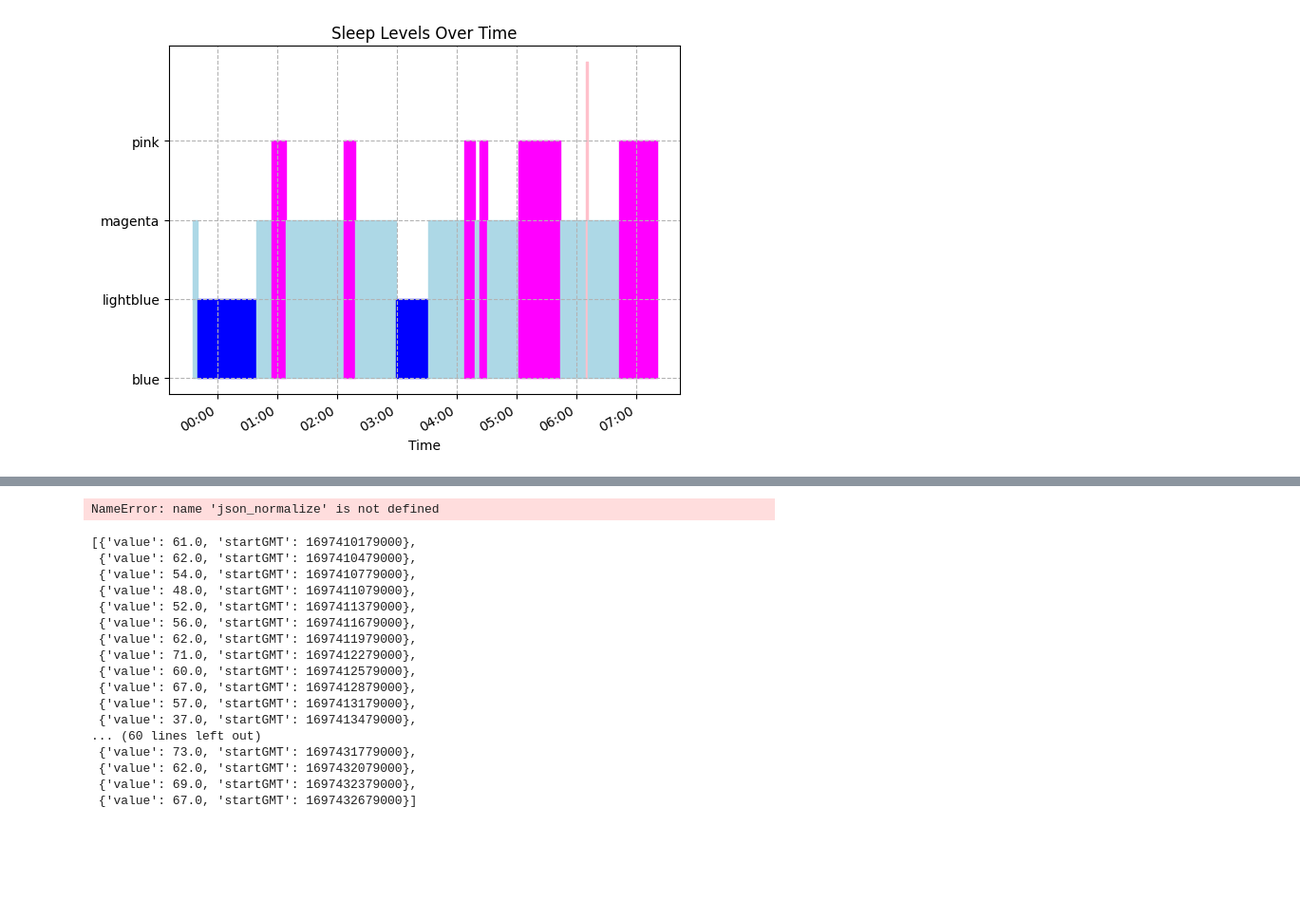
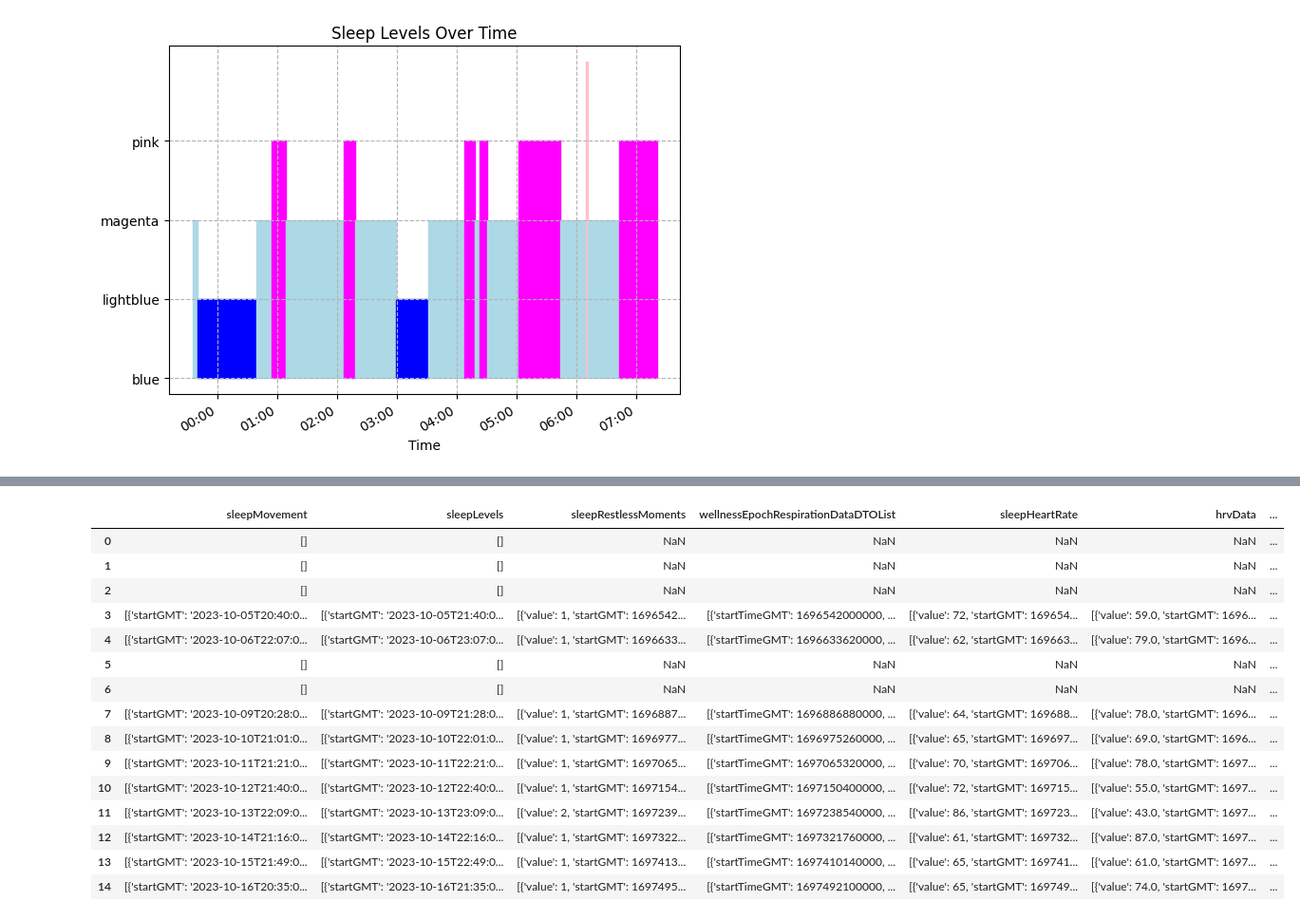
Before and after one commit to Lizoug/Garmin_Watch, a Jupyter notebook: Heartrate_And_Sleeplvl_viz.ipynb, the cells around one changed output, grey strips where cells are left out. Shown at 95% size. Saved outputs shown, nothing was run; the diff lists cells and outputs as text; code cells hidden in the pictures; blank space fills up the shorter version.

```diff
--- a/Heartrate_And_Sleeplvl_viz.ipynb
+++ b/Heartrate_And_Sleeplvl_viz.ipynb
@@ -577,26 +531,25 @@ pd.DataFrame([week_sleep_df['sleepMovement'][3]])
-# %%
-flattened_dfs = [json_normalize(item) for item in week_sleep_df['sleepMovement']]
-full_df = pd.concat(flattened_dfs, ignore_index=True)
-full_df
-# %% [output]
-NameError: name 'json_normalize' is not defined
-# %%
-week_sleep_df['hrvData'][13]
-# %% [output]
-[{'value': 61.0, 'startGMT': 1697410179000},
- {'value': 62.0, 'startGMT': 1697410479000},
- {'value': 54.0, 'startGMT': 1697410779000},
- {'value': 48.0, 'startGMT': 1697411079000},
- {'value': 52.0, 'startGMT': 1697411379000},
- {'value': 56.0, 'startGMT': 1697411679000},
- {'value': 62.0, 'startGMT': 1697411979000},
- {'value': 71.0, 'startGMT': 1697412279000},
- {'value': 60.0, 'startGMT': 1697412579000},
- {'value': 67.0, 'startGMT': 1697412879000},
- {'value': 57.0, 'startGMT': 1697413179000},
- {'value': 37.0, 'startGMT': 1697413479000},
-... (60 lines left out)
- {'value': 73.0, 'startGMT': 1697431779000},
- {'value': 62.0, 'startGMT': 1697432079000},
- {'value': 69.0, 'startGMT': 1697432379000},
- {'value': 67.0, 'startGMT': 1697432679000}]
+# %%
+relevant_columns = ['sleepMovement', 'sleepLevels', 'sleepRestlessMoments', 'wellnessEpochRespirationDataDTOList', 'sleepHeartRate', 'hrvData', 'sleepStress', 'sleepBodyBattery']  # Fügen Sie hier alle relevanten Spaltennamen hinzu
+
+week_sleep_df = week_sleep_df.filter(relevant_columns)
+
+week_sleep_df = week_sleep_df[relevant_columns]
+# %%
+week_sleep_df
+# %% [output]
+|  | sleepMovement | sleepLevels | sleepRestlessMoments | wellnessEpochRespirationDataDTOList | sleepHeartRate | hrvData | ... |
+| 0 | [] | [] | NaN | NaN | NaN | NaN | ... |
+| 1 | [] | [] | NaN | NaN | NaN | NaN | ... |
+| 2 | [] | [] | NaN | NaN | NaN | NaN | ... |
+| 3 | [{'startGMT': '2023-10-05T20:40:0... | [{'startGMT': '2023-10-05T21:40:0... | [{'value': 1, 'startGMT': 1696542... | [{'startTimeGMT': 1696542000000, ... | [{'value': 72, 'startGMT': 169654... | [{'value': 59.0, 'startGMT': 1696... | ... |
+| 4 | [{'startGMT': '2023-10-06T22:07:0... | [{'startGMT': '2023-10-06T23:07:0... | [{'value': 1, 'startGMT': 1696633... | [{'startTimeGMT': 1696633620000, ... | [{'value': 62, 'startGMT': 169663... | [{'value': 79.0, 'startGMT': 1696... | ... |
+| 5 | [] | [] | NaN | NaN | NaN | NaN | ... |
+| 6 | [] | [] | NaN | NaN | NaN | NaN | ... |
+| 7 | [{'startGMT': '2023-10-09T20:28:0... | [{'startGMT': '2023-10-09T21:28:0... | [{'value': 1, 'startGMT': 1696887... | [{'startTimeGMT': 1696886880000, ... | [{'value': 64, 'startGMT': 169688... | [{'value': 78.0, 'startGMT': 1696... | ... |
+| 8 | [{'startGMT': '2023-10-10T21:01:0... | [{'startGMT': '2023-10-10T22:01:0... | [{'value': 1, 'startGMT': 1696977... | [{'startTimeGMT': 1696975260000, ... | [{'value': 65, 'startGMT': 169697... | [{'value': 69.0, 'startGMT': 1696... | ... |
+| 9 | [{'startGMT': '2023-10-11T21:21:0... | [{'startGMT': '2023-10-11T22:21:0... | [{'value': 1, 'startGMT': 1697065... | [{'startTimeGMT': 1697065320000, ... | [{'value': 70, 'startGMT': 169706... | [{'value': 78.0, 'startGMT': 1697... | ... |
+| 10 | [{'startGMT': '2023-10-12T21:40:0... | [{'startGMT': '2023-10-12T22:40:0... | [{'value': 1, 'startGMT': 1697154... | [{'startTimeGMT': 1697150400000, ... | [{'value': 72, 'startGMT': 169715... | [{'value': 55.0, 'startGMT': 1697... | ... |
+| 11 | [{'startGMT': '2023-10-13T22:09:0... | [{'startGMT': '2023-10-13T23:09:0... | [{'value': 2, 'startGMT': 1697239... | [{'startTimeGMT': 1697238540000, ... | [{'value': 86, 'startGMT': 169723... | [{'value': 43.0, 'startGMT': 1697... | ... |
+| 12 | [{'startGMT': '2023-10-14T21:16:0... | [{'startGMT': '2023-10-14T22:16:0... | [{'value': 1, 'startGMT': 1697322... | [{'startTimeGMT': 1697321760000, ... | [{'value': 61, 'startGMT': 169732... | [{'value': 87.0, 'startGMT': 1697... | ... |
+| 13 | [{'startGMT': '2023-10-15T21:49:0... | [{'startGMT': '2023-10-15T22:49:0... | [{'value': 1, 'startGMT': 1697413... | [{'startTimeGMT': 1697410140000, ... | [{'value': 65, 'startGMT': 169741... | [{'value': 61.0, 'startGMT': 1697... | ... |
+| 14 | [{'startGMT': '2023-10-16T20:35:0... | [{'startGMT': '2023-10-16T21:35:0... | [{'value': 1, 'startGMT': 1697495... | [{'startTimeGMT': 1697492100000, ... | [{'value': 65, 'startGMT': 169749... | [{'value': 74.0, 'startGMT': 1697... | ... |
```
Also changed, not shown: parts of 33 cells of this notebook.
